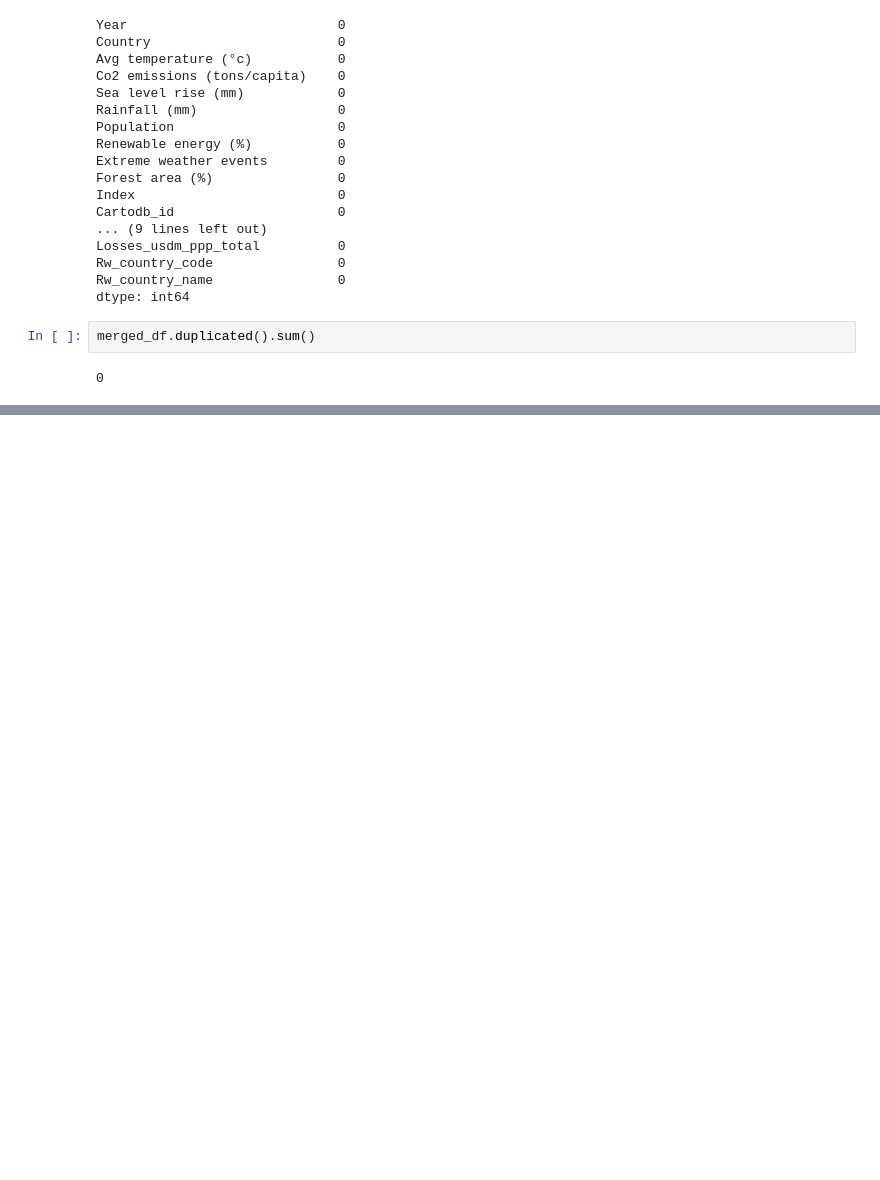
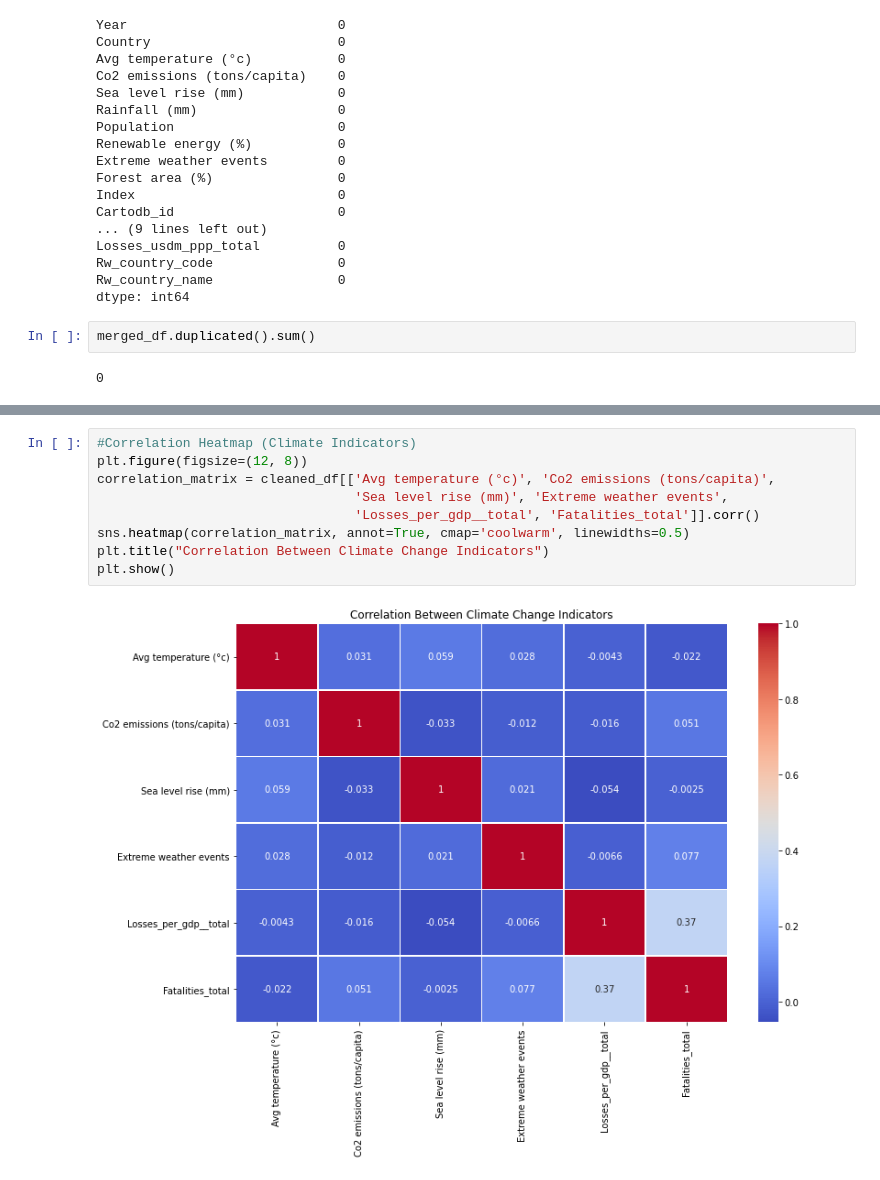
Before and after one commit to Angoye/Capstone-Project---Group-8, a Jupyter notebook: index.ipynb, the cells around one changed output, grey strips where cells are left out. Cells and saved outputs as stored; diff of their text form; blank space fills up the shorter version.

```diff
--- a/index.ipynb
+++ b/index.ipynb
@@ -303,0 +378,11 @@ merged_df.duplicated().sum()
+# %%
+#Correlation Heatmap (Climate Indicators)
+plt.figure(figsize=(12, 8))
+correlation_matrix = cleaned_df[['Avg temperature (°c)', 'Co2 emissions (tons/capita)',
+                                 'Sea level rise (mm)', 'Extreme weather events',
+                                 'Losses_per_gdp__total', 'Fatalities_total']].corr()
+sns.heatmap(correlation_matrix, annot=True, cmap='coolwarm', linewidths=0.5)
+plt.title("Correlation Between Climate Change Indicators")
+plt.show()
+# %% [output]
+[figure, added]
```
Also changed, not shown: parts of 18 cells of this notebook.
